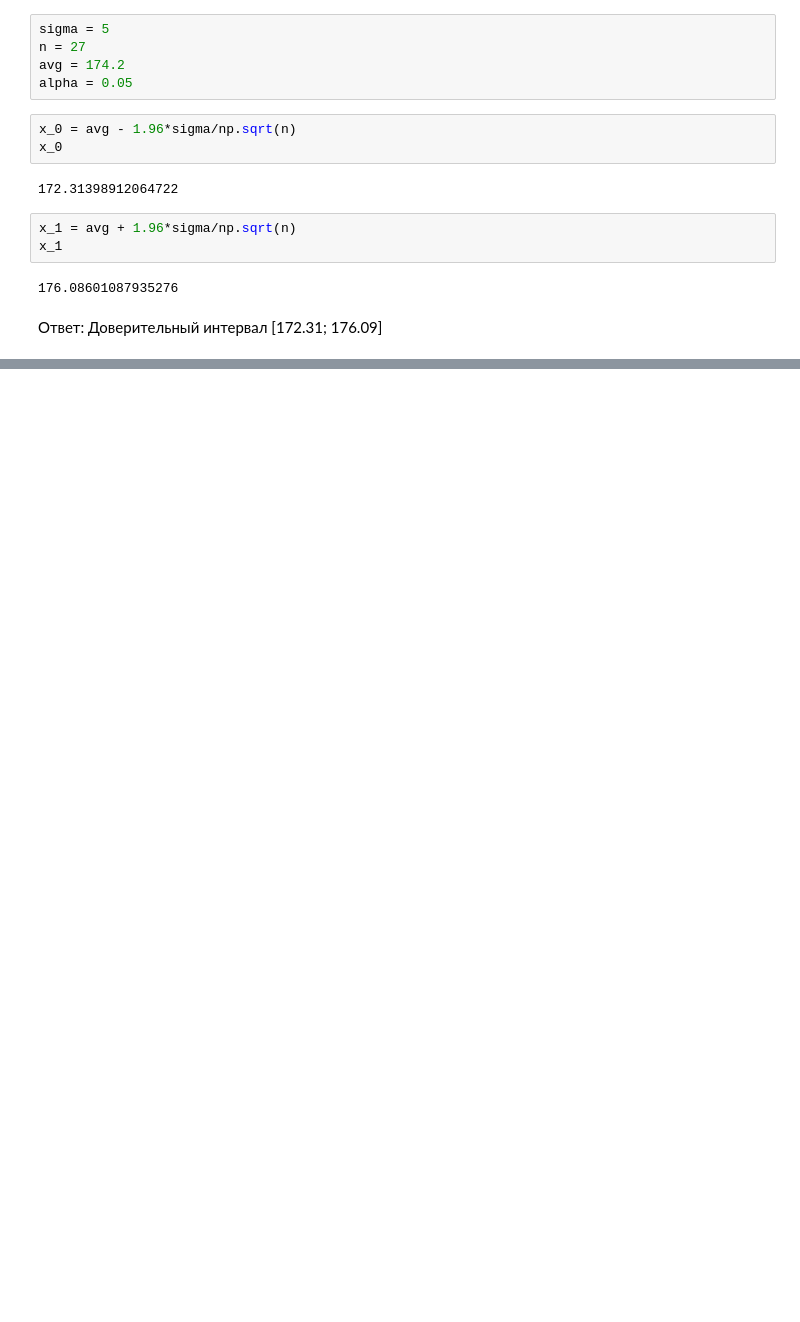
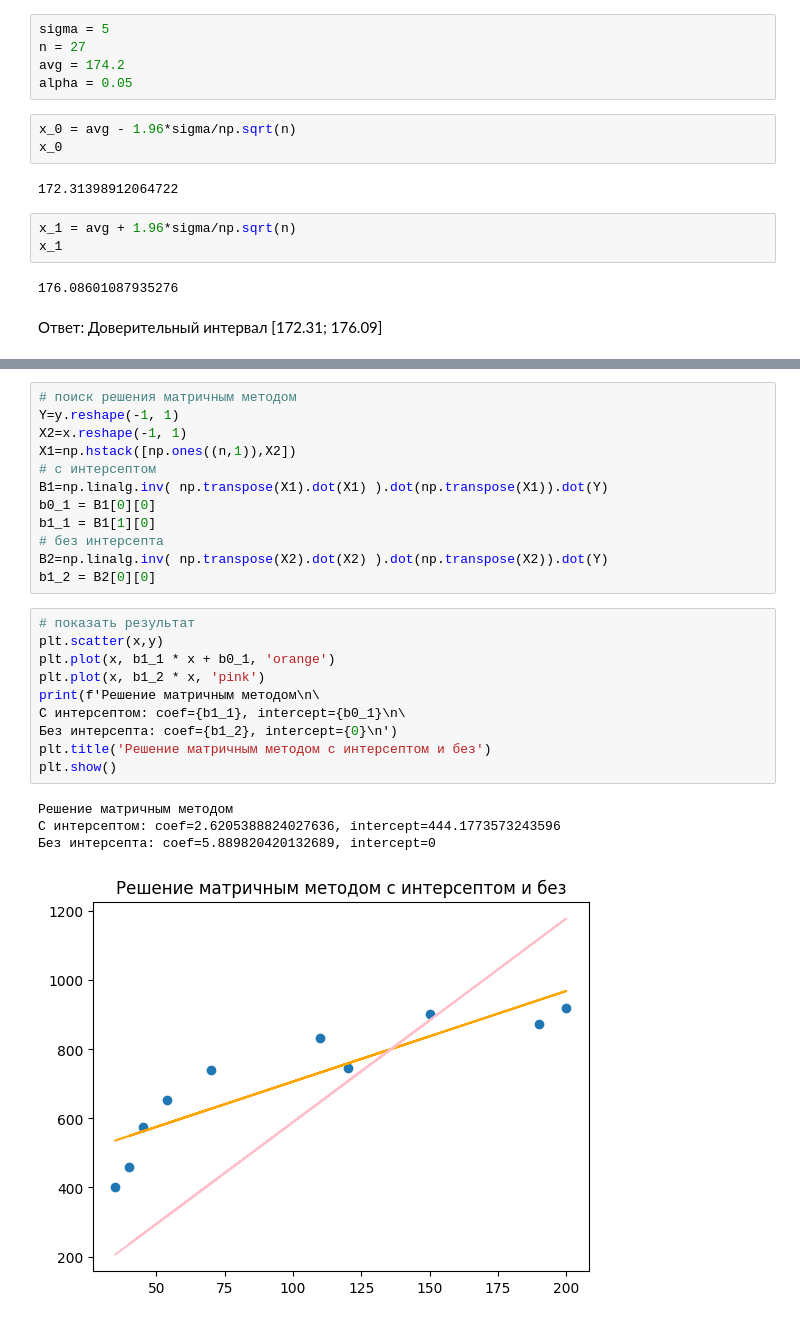
Before and after one commit to olegtyulyaev/--2, a Jupyter notebook: Probability_theory_HW1_10.ipynb, the cells around one changed output, grey strips where cells are left out. Drawn from its saved outputs; the diff is of its cells as text; blank space fills up the shorter version.

```diff
--- a/Probability_theory_HW1_10.ipynb
+++ b/Probability_theory_HW1_10.ipynb
@@ -886,0 +924,27 @@ x_1
+# %%
+# поиск решения матричным методом
+Y=y.reshape(-1, 1)
+X2=x.reshape(-1, 1)
+X1=np.hstack([np.ones((n,1)),X2])
+# с интерсептом
+B1=np.linalg.inv( np.transpose(X1).dot(X1) ).dot(np.transpose(X1)).dot(Y)
+b0_1 = B1[0][0]
+b1_1 = B1[1][0]
+# без интерсепта
+B2=np.linalg.inv( np.transpose(X2).dot(X2) ).dot(np.transpose(X2)).dot(Y)
+b1_2 = B2[0][0]
+# %%
+# показать результат
+plt.scatter(x,y)
+plt.plot(x, b1_1 * x + b0_1, 'orange')
+plt.plot(x, b1_2 * x, 'pink')
+print(f'Решение матричным методом\n\
+С интерсептом: coef={b1_1}, intercept={b0_1}\n\
+Без интерсепта: coef={b1_2}, intercept={0}\n')
+plt.title('Решение матричным методом с интерсептом и без')
+plt.show()
+# %% [output]
+Решение матричным методом
+С интерсептом: coef=2.6205388824027636, intercept=444.1773573243596
+Без интерсепта: coef=5.889820420132689, intercept=0
+[figure, added]
```
Also changed, not shown: parts of 18 cells of this notebook.
